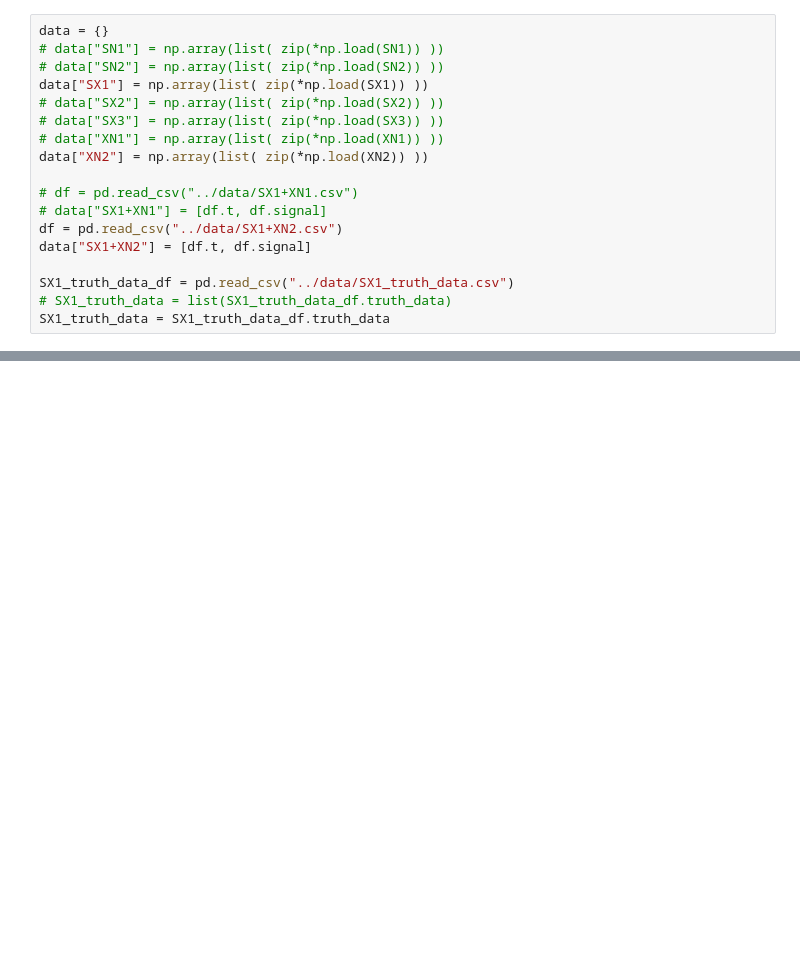
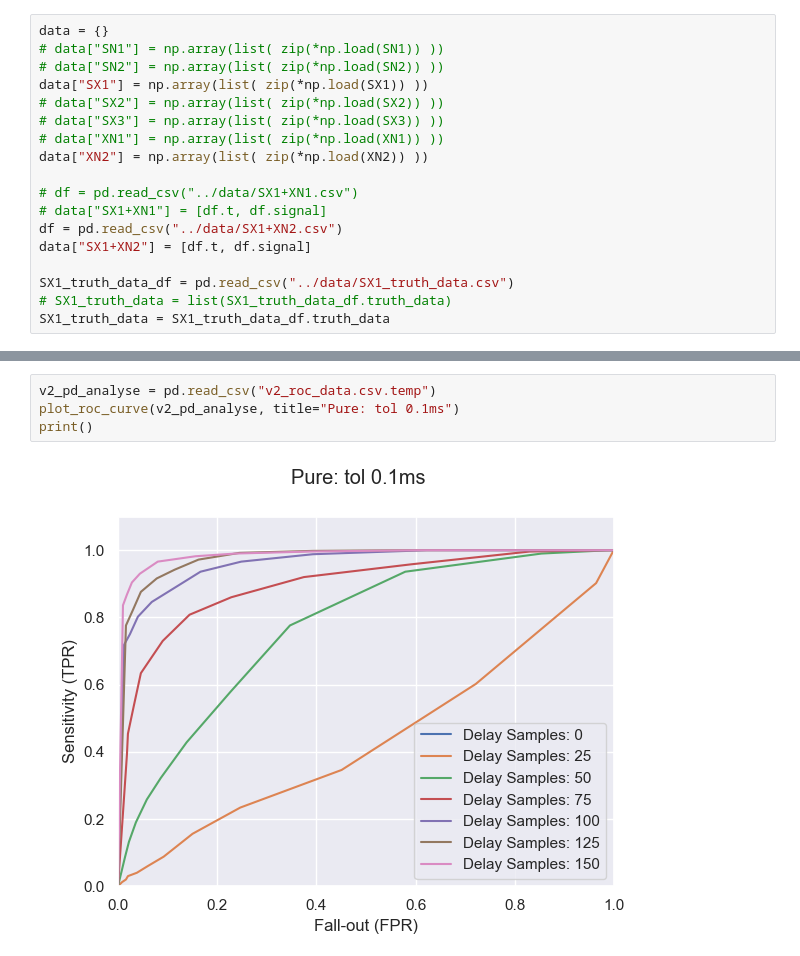
Before and after one commit to roysiu-gh/qtnm-trigger-cfd, a Jupyter notebook: analysis/roc_plot.ipynb, the cells around one changed output, grey strips where cells are left out. Drawn from its saved outputs; the diff is of its cells as text; blank space fills up the shorter version.

```diff
--- a/analysis/roc_plot.ipynb
+++ b/analysis/roc_plot.ipynb
@@ -205 +153,7 @@ print()
+# %%
+v2_pd_analyse = pd.read_csv("v2_roc_data.csv.temp")
+plot_roc_curve(v2_pd_analyse, title="Pure: tol 0.1ms")
+print()
+# %% [output]
+[figure, added]
 # %%
```
Also changed, not shown: parts of 25 cells of this notebook, 5 other files.
